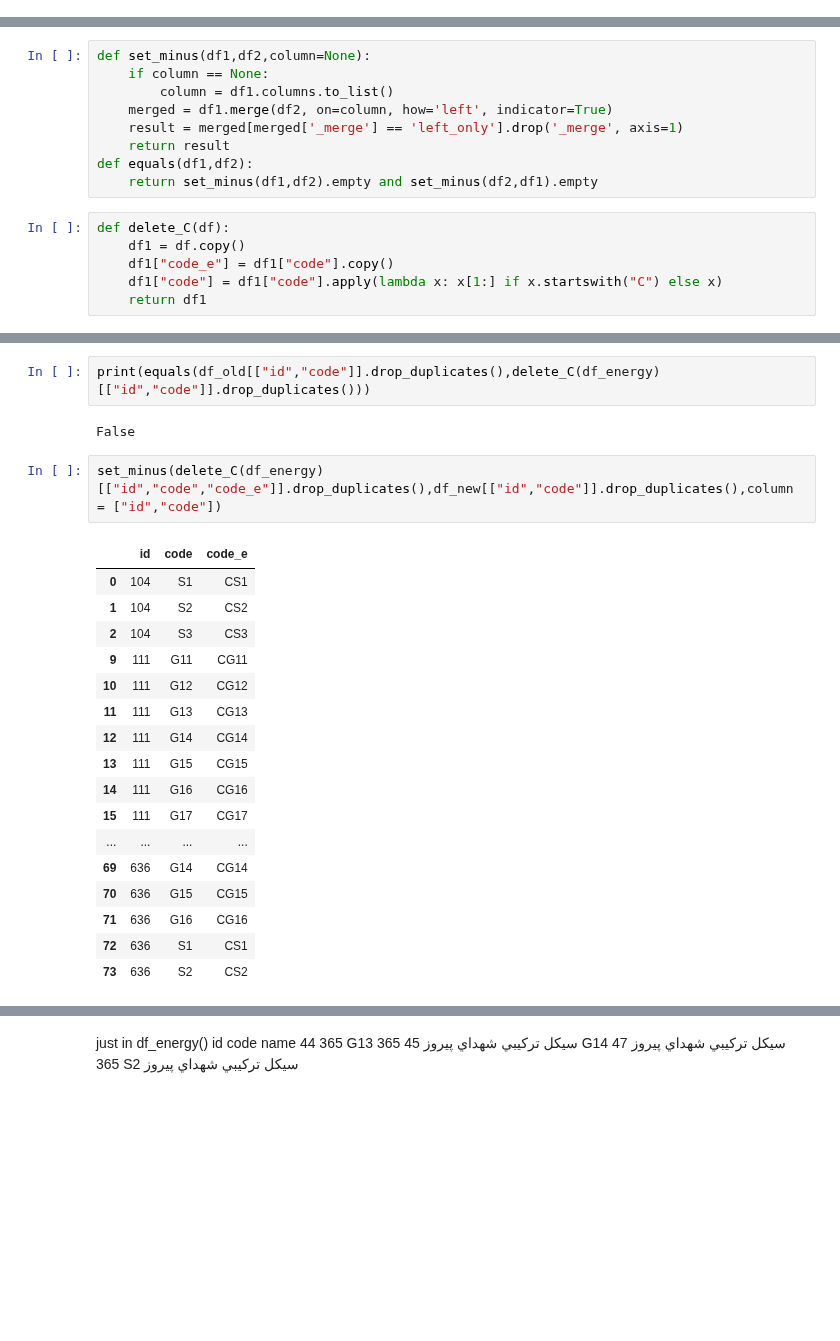
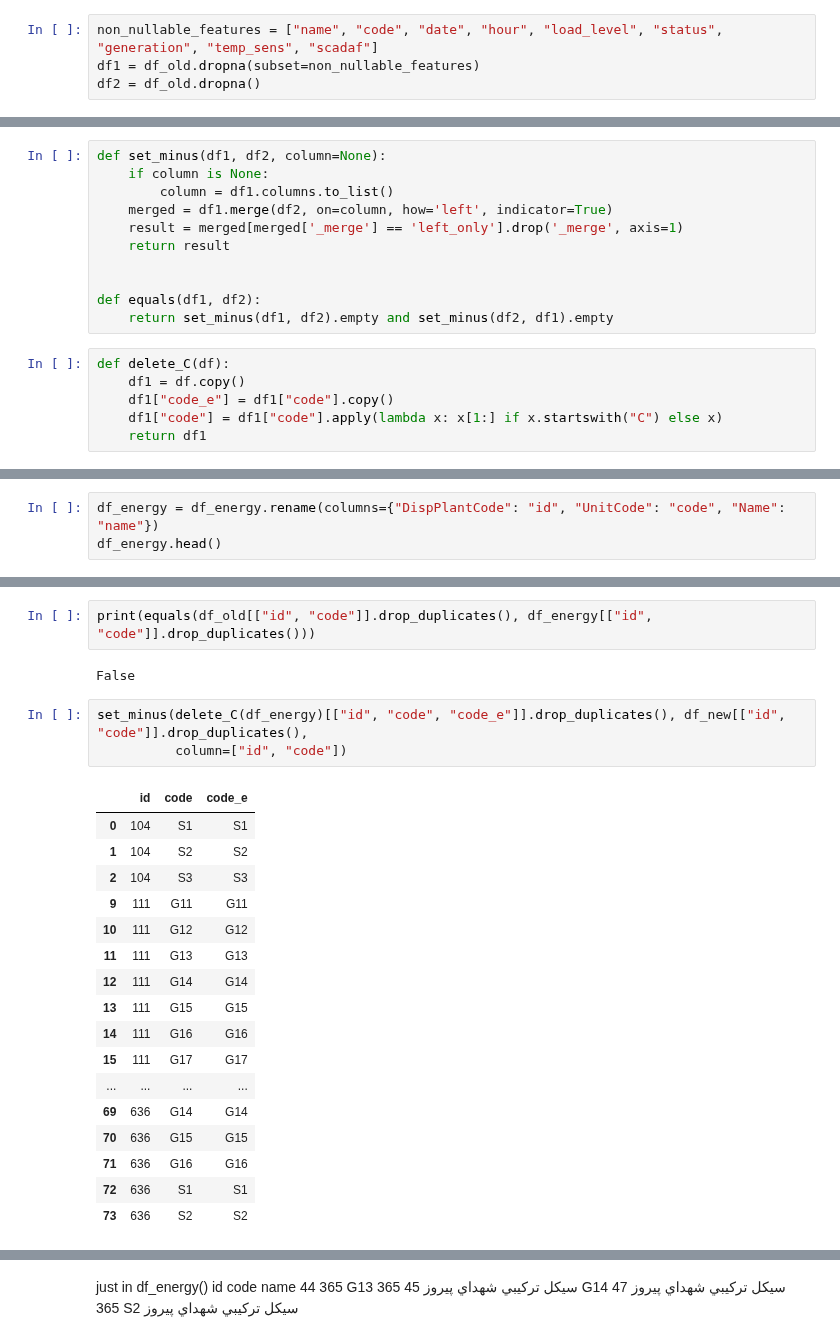
Before and after one commit to SHSMJ200/Bargh_ML, a Jupyter notebook: src/models/jupyter_files/test_null_data.ipynb, the cells around one changed output, grey strips where cells are left out. Drawn from its saved outputs; the diff is of its cells as text; blank space fills up the shorter version.

```diff
--- a/src/models/jupyter_files/test_null_data.ipynb
+++ b/src/models/jupyter_files/test_null_data.ipynb
@@ -18,0 +72,4 @@ df_selleroffer      = pd.read_csv(os.path.join(project_root, "data", "interim",
+# %%
+non_nullable_features = ["name", "code", "date", "hour", "load_level", "status", "generation", "temp_sens", "scadaf"]
+df1 = df_old.dropna(subset=non_nullable_features)
+df2 = df_old.dropna()
@@ -19,12 +121,14 @@ df_selleroffer      = pd.read_csv(os.path.join(project_root, "data", "interim",
 # %%
-def set_minus(df1,df2,column=None):
-    if column == None:
+def set_minus(df1, df2, column=None):
+    if column is None:
         column = df1.columns.to_list()
     merged = df1.merge(df2, on=column, how='left', indicator=True)
     result = merged[merged['_merge'] == 'left_only'].drop('_merge', axis=1)
     return result
-def equals(df1,df2):
-    return set_minus(df1,df2).empty and set_minus(df2,df1).empty
+
+
+def equals(df1, df2):
+    return set_minus(df1, df2).empty and set_minus(df2, df1).empty
 # %%
 def delete_C(df):
     df1 = df.copy()
@@ -33,0 +147,3 @@ def delete_C(df):
+# %%
+df_energy = df_energy.rename(columns={"DispPlantCode": "id", "UnitCode": "code", "Name": "name"})
+df_energy.head()
@@ -34,25 +157,26 @@ def delete_C(df):
 # %%
-print(equals(df_old[["id","code"]].drop_duplicates(),delete_C(df_energy)[["id","code"]].drop_duplicates()))
+print(equals(df_old[["id", "code"]].drop_duplicates(), df_energy[["id", "code"]].drop_duplicates()))
 # %% [output]
 False
 # %%
-set_minus(delete_C(df_energy)[["id","code","code_e"]].drop_duplicates(),df_new[["id","code"]].drop_duplicates(),column = ["id","code"])
+set_minus(delete_C(df_energy)[["id", "code", "code_e"]].drop_duplicates(), df_new[["id", "code"]].drop_duplicates(),
+          column=["id", "code"])
 # %% [output]
 |  | id | code | code_e |
-| 0 | 104 | S1 | CS1 |
-| 1 | 104 | S2 | CS2 |
-| 2 | 104 | S3 | CS3 |
-| 9 | 111 | G11 | CG11 |
-| 10 | 111 | G12 | CG12 |
-| 11 | 111 | G13 | CG13 |
-| 12 | 111 | G14 | CG14 |
-| 13 | 111 | G15 | CG15 |
-| 14 | 111 | G16 | CG16 |
-| 15 | 111 | G17 | CG17 |
+| 0 | 104 | S1 | S1 |
+| 1 | 104 | S2 | S2 |
+| 2 | 104 | S3 | S3 |
+| 9 | 111 | G11 | G11 |
+| 10 | 111 | G12 | G12 |
+| 11 | 111 | G13 | G13 |
+| 12 | 111 | G14 | G14 |
+| 13 | 111 | G15 | G15 |
+| 14 | 111 | G16 | G16 |
+| 15 | 111 | G17 | G17 |
 | ... | ... | ... | ... |
-| 69 | 636 | G14 | CG14 |
-| 70 | 636 | G15 | CG15 |
-| 71 | 636 | G16 | CG16 |
-| 72 | 636 | S1 | CS1 |
-| 73 | 636 | S2 | CS2 |
+| 69 | 636 | G14 | G14 |
+| 70 | 636 | G15 | G15 |
+| 71 | 636 | G16 | G16 |
+| 72 | 636 | S1 | S1 |
+| 73 | 636 | S2 | S2 |
 # %%
```
Also changed, not shown: parts of 29 cells of this notebook, 5 other files.
